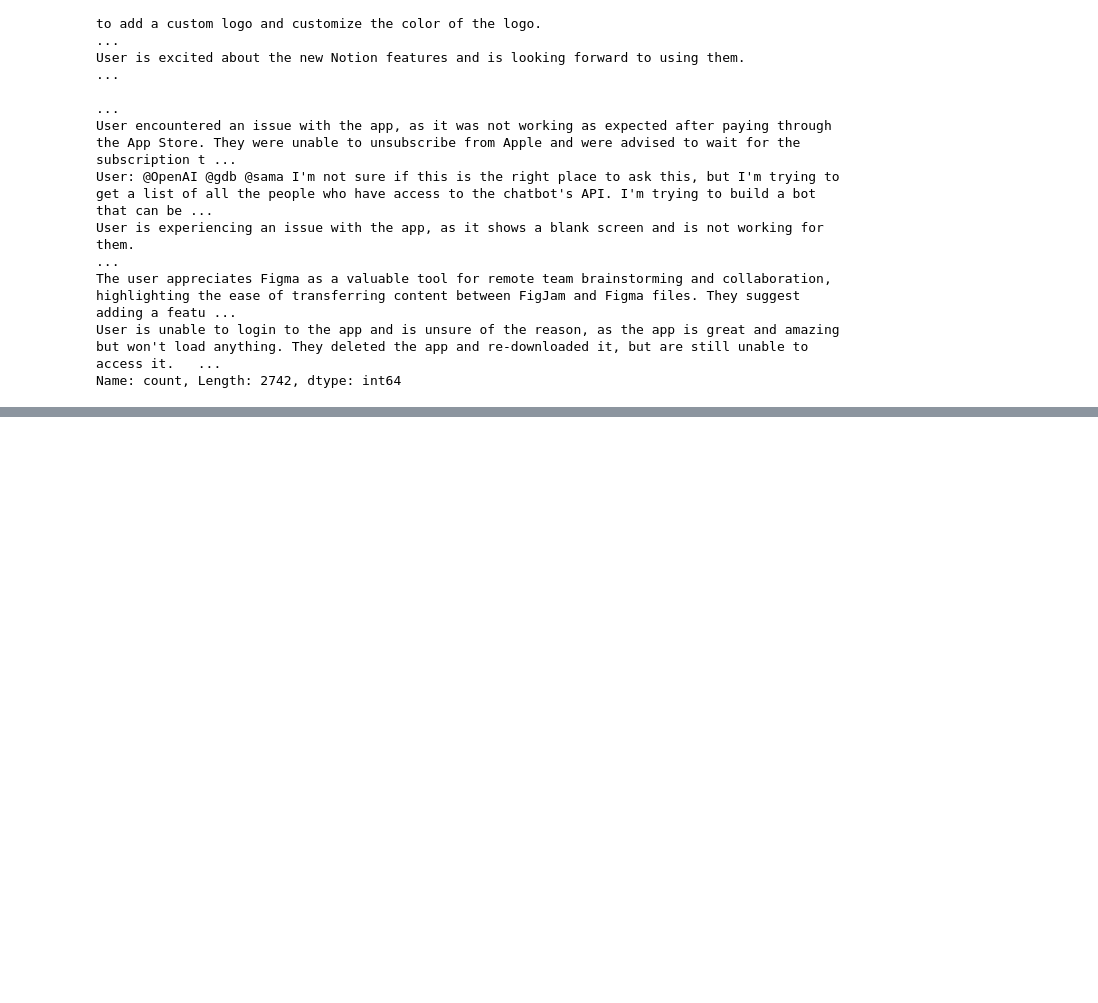
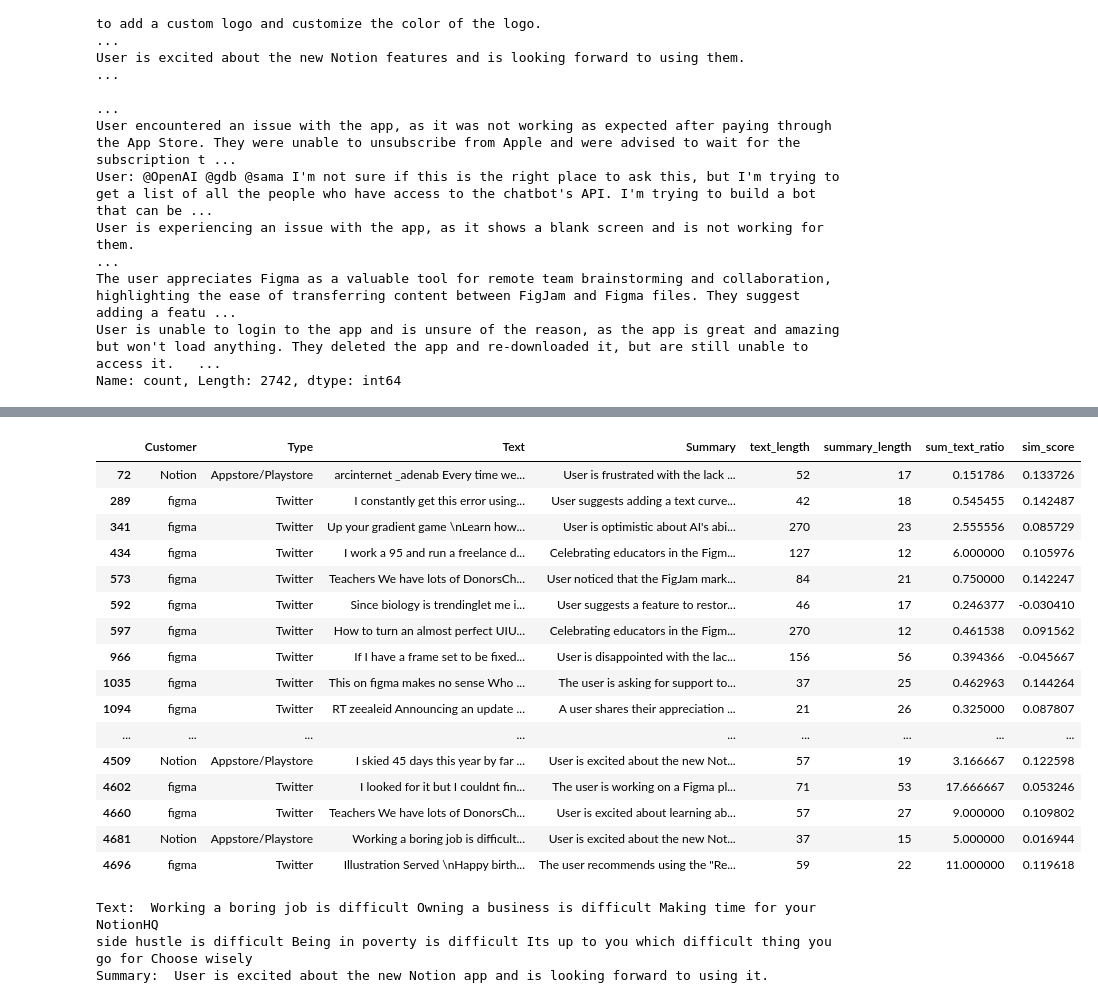
Before and after one commit to VirajBagal/enterpret_summarizer, a Jupyter notebook: code/eda.ipynb, the cells around one changed output, grey strips where cells are left out. Cells and saved outputs as stored; diff of their text form; code cells hidden in the pictures; blank space fills up the shorter version.

```diff
--- a/code/eda.ipynb
+++ b/code/eda.ipynb
@@ -666 +690,29 @@ df_with_NN_to_save = df_with_NN[["Customer", "Type", "Text", "nn_summary"]]
+# %%
+# some low sim scores with non-Nothing summary
+df_with_NN_to_save[(df_with_NN_to_save['sim_score'] < 0.15) & (df_with_NN_to_save['Summary'] != "Nothing")]
+# %% [output]
+|  | Customer | Type | Text | Summary | text_length | summary_length | sum_text_ratio | sim_score |
+| 72 | Notion | Appstore/Playstore | arcinternet _adenab Every time we... | User is frustrated with the lack ... | 52 | 17 | 0.151786 | 0.133726 |
+| 289 | figma | Twitter | I constantly get this error using... | User suggests adding a text curve... | 42 | 18 | 0.545455 | 0.142487 |
+| 341 | figma | Twitter | Up your gradient game \nLearn how... | User is optimistic about AI's abi... | 270 | 23 | 2.555556 | 0.085729 |
+| 434 | figma | Twitter | I work a 95 and run a freelance d... | Celebrating educators in the Figm... | 127 | 12 | 6.000000 | 0.105976 |
+| 573 | figma | Twitter | Teachers We have lots of DonorsCh... | User noticed that the FigJam mark... | 84 | 21 | 0.750000 | 0.142247 |
+| 592 | figma | Twitter | Since biology is trendinglet me i... | User suggests a feature to restor... | 46 | 17 | 0.246377 | -0.030410 |
+| 597 | figma | Twitter | How to turn an almost perfect UIU... | Celebrating educators in the Figm... | 270 | 12 | 0.461538 | 0.091562 |
+| 966 | figma | Twitter | If I have a frame set to be fixed... | User is disappointed with the lac... | 156 | 56 | 0.394366 | -0.045667 |
+| 1035 | figma | Twitter | This on figma makes no sense Who ... | The user is asking for support to... | 37 | 25 | 0.462963 | 0.144264 |
+| 1094 | figma | Twitter | RT zeealeid Announcing an update ... | A user shares their appreciation ... | 21 | 26 | 0.325000 | 0.087807 |
+| ... | ... | ... | ... | ... | ... | ... | ... | ... |
+| 4509 | Notion | Appstore/Playstore | I skied 45 days this year by far ... | User is excited about the new Not... | 57 | 19 | 3.166667 | 0.122598 |
+| 4602 | figma | Twitter | I looked for it but I couldnt fin... | The user is working on a Figma pl... | 71 | 53 | 17.666667 | 0.053246 |
+| 4660 | figma | Twitter | Teachers We have lots of DonorsCh... | User is excited about learning ab... | 57 | 27 | 9.000000 | 0.109802 |
+| 4681 | Notion | Appstore/Playstore | Working a boring job is difficult... | User is excited about the new Not... | 37 | 15 | 5.000000 | 0.016944 |
+| 4696 | figma | Twitter | Illustration Served \nHappy birth... | The user recommends using the "Re... | 59 | 22 | 11.000000 | 0.119618 |
+# %%
+print("Text: ", df_with_NN_to_save['Text'][4681])
+print("Summary: ", df_with_NN_to_save['Summary'][4681])
+# %% [output]
+Text:  Working a boring job is difficult Owning a business is difficult Making time for your NotionHQ
+side hustle is difficult Being in poverty is difficult Its up to you which difficult thing you go for Choose wisely
+Summary:  User is excited about the new Notion app and is looking forward to using it.
 # %%
```
Also changed, not shown: parts of 30 cells of this notebook, 14 other files.
